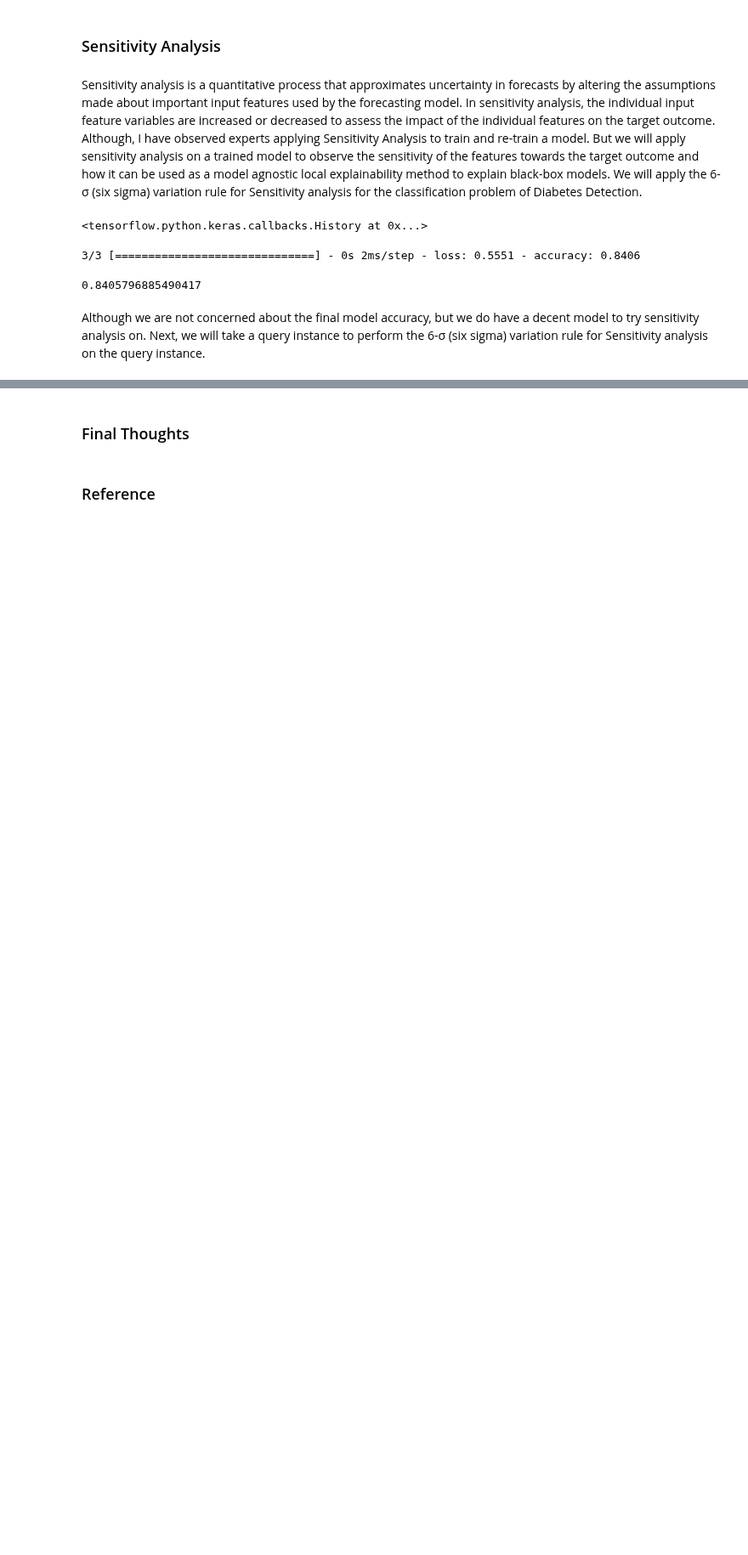
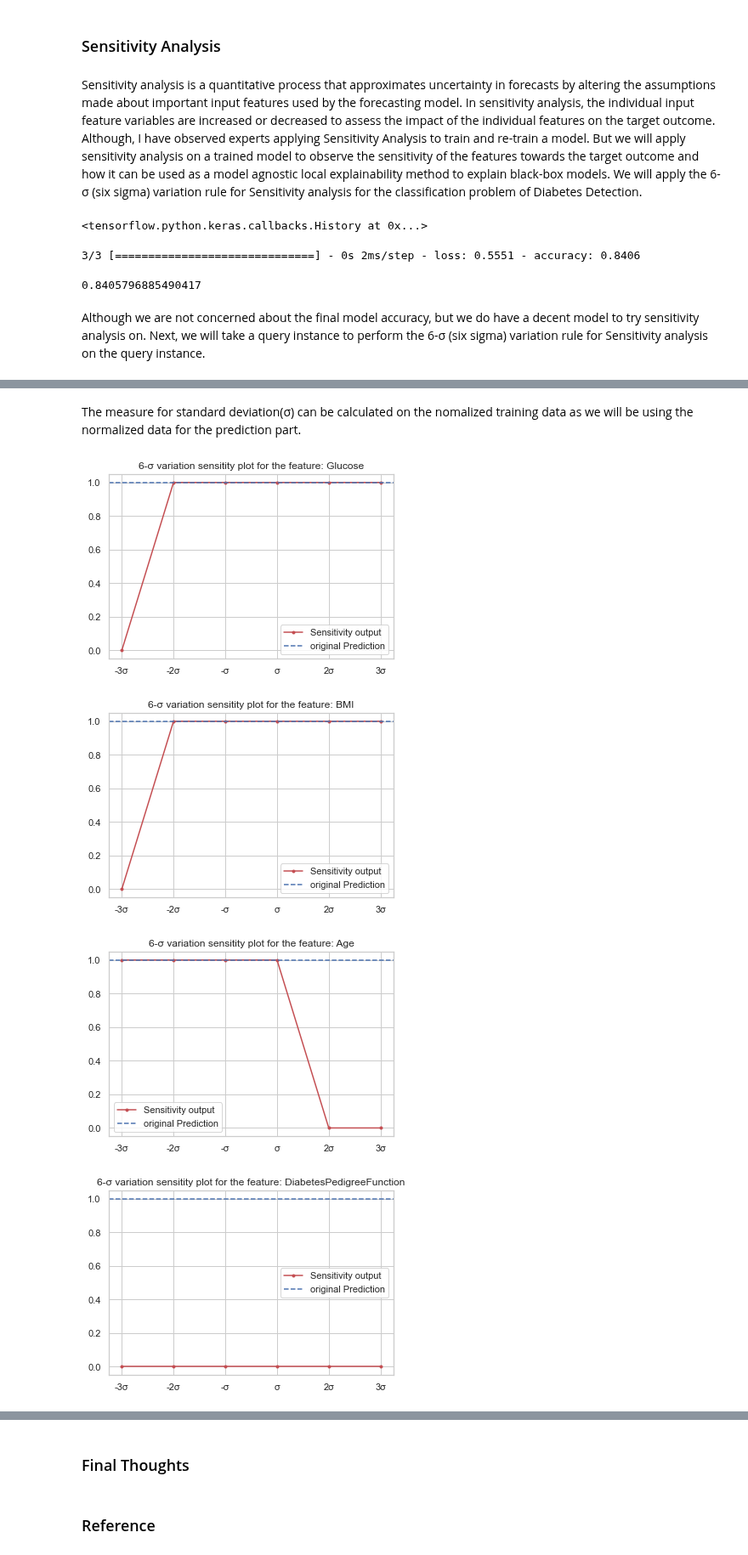
Before and after one commit to PacktPublishing/Applied-Machine-Learning-Explainability-Techniques, a Jupyter notebook: Chapter02/FeatureImportance_SensitivityAnalysis.ipynb, the cells around one changed output, grey strips where cells are left out. Shown at 85% size. Drawn from its saved outputs; the diff is of its cells as text; code cells hidden in the pictures; blank space fills up the shorter version.

Commit message:
maximum completed for sensitivity analysis

```diff
--- a/Chapter02/FeatureImportance_SensitivityAnalysis.ipynb
+++ b/Chapter02/FeatureImportance_SensitivityAnalysis.ipynb
@@ -270,3 +270,8 @@ model.evaluate(x_test, to_categorical(y_test))[1]
 0.8405796885490417
 # %% [markdown]
 Although we are not concerned about the final model accuracy, but we do have a decent model to try sensitivity analysis on. Next, we will take a query instance to perform the 6-σ (six sigma) variation rule for Sensitivity analysis on the query instance.
+# %%
+query_instance = x_test.iloc[5].values.reshape((1,) + x_test.iloc[5].shape)
+print("Let's take a look at the normalized query data instance in which all the features are in the range of (0.0 - 1.0):" )
+df_query = pd.DataFrame(query_instance, columns = input_data.columns)
+df_query
@@ -272,0 +282,5 @@ Although we are not concerned about the final model accuracy, but we do have a d
+# %%
+predicted_outcome = np.argmax(model.predict(query_instance))
+true_label = int(y_test.iloc[5][0])
+print(f" The true label is : {true_label}")
+print(f" The predicted outcome is : {predicted_outcome}")
@@ -272,0 +292,45 @@ Although we are not concerned about the final model accuracy, but we do have a d
+# %% [markdown]
+The measure for standard deviation(σ) can be calculated on the nomalized training data as we will be using the normalized data for the prediction part.
+# %%
+sigma_glucose = np.std(x['Glucose'])
+sigma_bmi = np.std(x['BMI'])
+sigma_age = np.std(x['Age'])
+sigma_dpf = np.std(x['DiabetesPedigreeFunction'])
+sigma_pregnancies = np.std(x['Pregnancies'])
+sigma_insulin = np.std(x['Insulin'])
+sigma_bp = np.std(x['BloodPressure'])
+# %%
+# Let's see the sensitivity analysis plots now
+def sensitivity_analysis_plot(measure_tuple):
+    '''
+    Sensitivity Analysis plot using the 6-σ variation method
+    '''
+    (measure, sigma) = measure_tuple
+
+    sensitivity_output = []
+    original_value = df_query[measure].copy()
+    for k in [-3, -2, -1, 1, 2, 3]:
+        df_query[measure] = original_value.copy()
+        df_query[measure] = np.clip(df_query[measure] + k * sigma, 0.0, 1.0)
+        sensitivity_output.append(np.argmax(model.predict(df_query.values)))
+    plt.plot(['-3σ', '-2σ', '-σ', 'σ', '2σ', '3σ'], sensitivity_output, 'r.-', label = 'Sensitivity output')
+    plt.axhline(y = predicted_outcome, color = 'b', linestyle = '--', label = 'original Prediction')
+    plt.title(f'6-σ variation sensitity plot for the feature: {measure}')
+    plt.legend()
+    plt.show()
+
+measure_tuple_list = [('Glucose', sigma_glucose),
+                     ('BMI', sigma_bmi),
+                     ('Age', sigma_age),
+                     ('DiabetesPedigreeFunction', sigma_dpf),
+                     ('Pregnancies', sigma_pregnancies),
+                     ('Insulin', sigma_insulin),
+                     ('BloodPressure', sigma_bp)]
+
+for measure_tuple in measure_tuple_list:
+    sensitivity_analysis_plot(measure_tuple)
+# %% [output]
+[figure, added]
+[figure, added]
+[figure, added]
+[figure, added]
```
Also changed, not shown: parts of 5 cells of this notebook.
